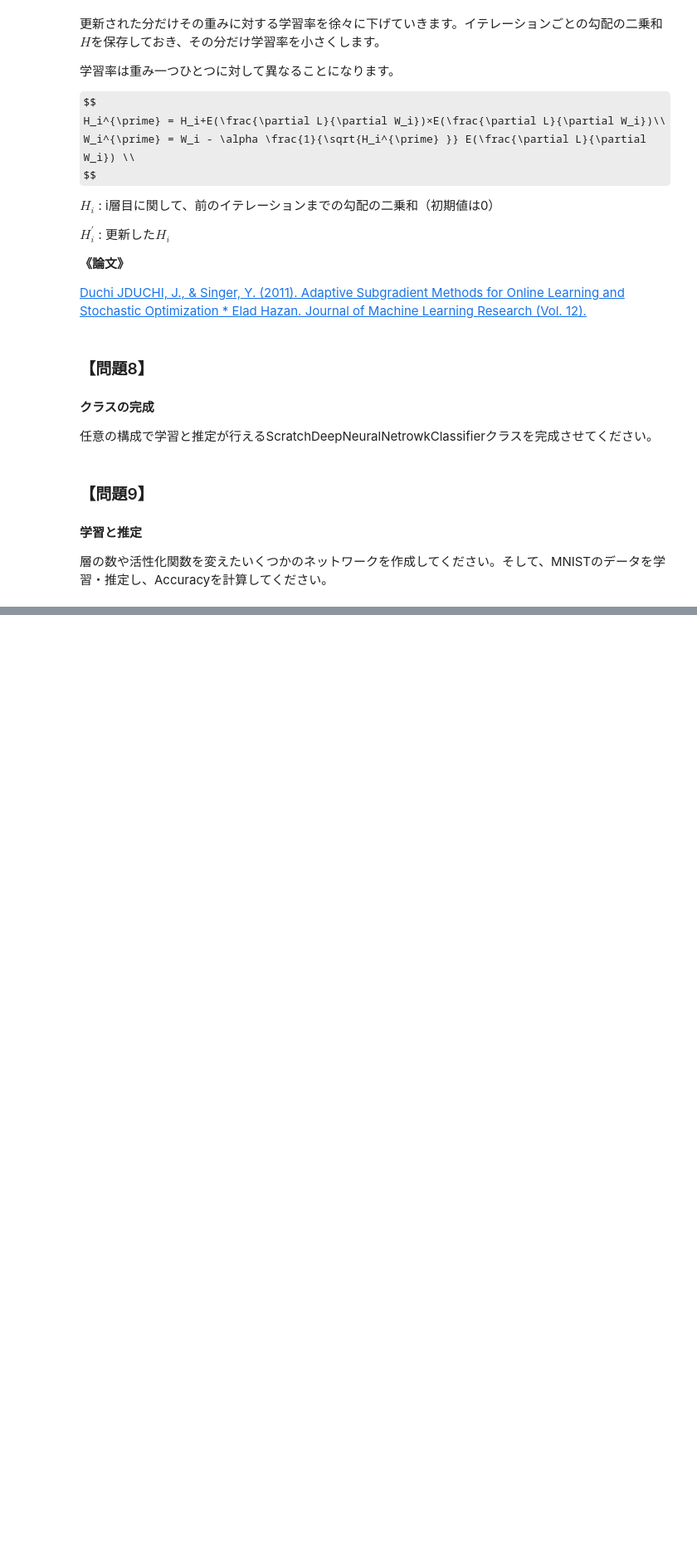
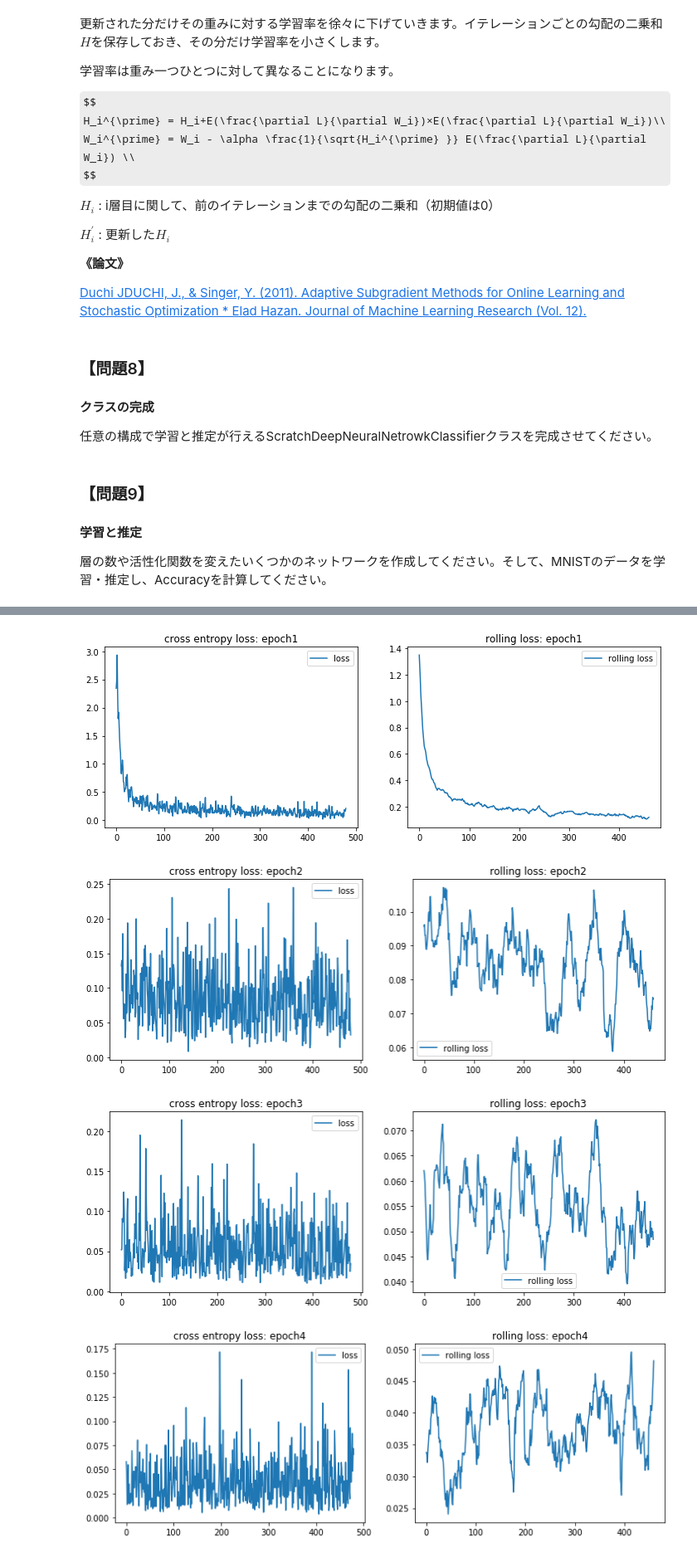
Before and after one commit to taiki-nakaso/diveintocode-ml, a Jupyter notebook: src/term2/sprint10/sprint10.ipynb, the cells around one changed output, grey strips where cells are left out. Shown at 83% size. Saved outputs shown, nothing was run; the diff lists cells and outputs as text; code cells hidden in the pictures; some formulas as TeX source; blank space fills up the shorter version.

```diff
--- a/src/term2/sprint10/sprint10.ipynb
+++ b/src/term2/sprint10/sprint10.ipynb
@@ -282,7 +290,7 @@ class Softmax:
         return Z
 
     def backward(self, Z, Y):
-        dA = Z + Y
+        dA = Z - Y
         self.loss = self.calc_cross_entropy_loss(Y, Z)
 
         return dA
@@ -603,19 +611,18 @@ class AdaGrad:
         ----------
         layer : 更新前の層のインスタンス
         """
-        # calc mean and partial
-        dB = np.sum(dA, axis=0)
-        dW = layer.Z_prev.T * dA
-
-        dZ = dA * layer.W.T
+        # calc partial
+        dB = np.mean(dA, axis=0)
+        dW = (layer.Z_prev.T@dA) / dA.shape[0]
+        dZ = dA@layer.W.T
 
         # update HB, HW
         layer.HB = layer.HB + dB**2
         layer.HW = layer.HW + dW**2
 
         # update W and B
-        layer.B = layer.B - self.lr*(1/np.sqrt(layer.HB))*dB
-        layer.W = layer.W - self.lr*(1/np.sqrt(layer.HW))*dW
+        layer.B = layer.B - self.lr*(1/(np.sqrt(layer.HB+1e-7)))*dB
+        layer.W = layer.W - self.lr*(1/(np.sqrt(layer.HW+1e-7)))*dW
 
         return dZ
 # %% [markdown]
@@ -794,0 +951,13 @@ class ScratchDeepNeuralNetworkClassifier:
+# %%
+# データのロード
+(X_train, y_train), (X_test, y_test) = mnist.load_data()
+X_train = X_train.reshape(-1, 784)
+X_test = X_test.reshape(-1, 784)
+X_train = X_train.astype(np.float)
+X_test = X_test.astype(np.float)
+X_train /= 255
+X_test /= 255
+X_train, X_val, y_train, y_val = train_test_split(X_train, y_train, test_size=0.2)
+print(X_train.shape) # (48000, 784)
+print(X_val.shape)
+print(X_test.shape)
@@ -794,0 +968,14 @@ class ScratchDeepNeuralNetworkClassifier:
+# %%
+# 学習
+params = {
+    'alpha':0.005,
+    'sigma':1,
+    'batch_size':100,
+    'epoch':10,
+    'verbose':True,
+    'optimizer':'AdaGrad',
+    'acitivator':'ReLU',
+    'n_nodes':[600, 400, 200, 100, 10]
+}
+scratchDNN = ScratchDeepNeuralNetworkClassifier(**params)
+scratchDNN.fit(X_train, y_train, X_val, y_val)
@@ -794,0 +1040,7 @@ class ScratchDeepNeuralNetworkClassifier:
+# %%
+plot_loss(scratchDNN)
+# %% [output]
+[figure, added]
+[figure, added]
+[figure, added]
+[figure, added]
```
Also changed, not shown: parts of 17 cells of this notebook.
